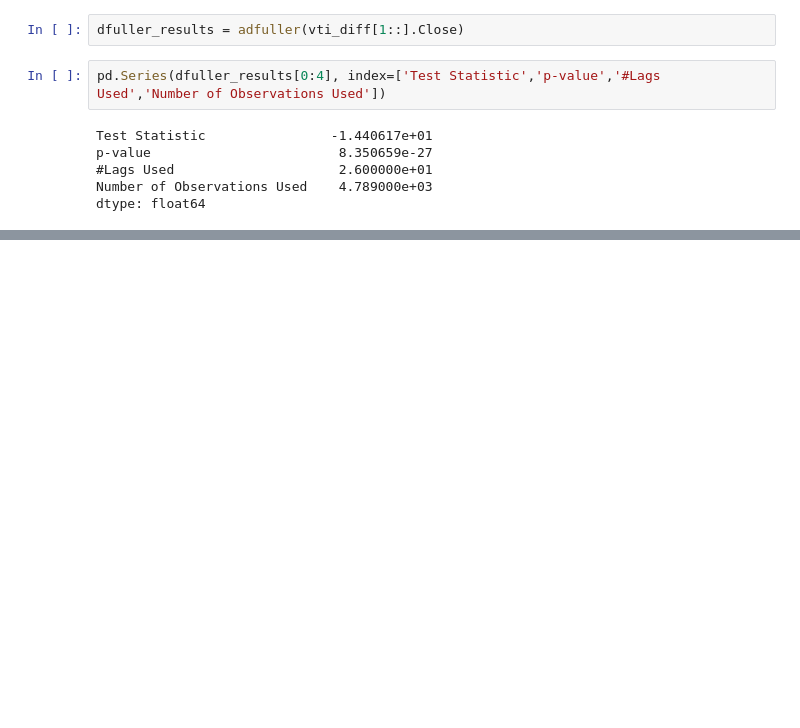
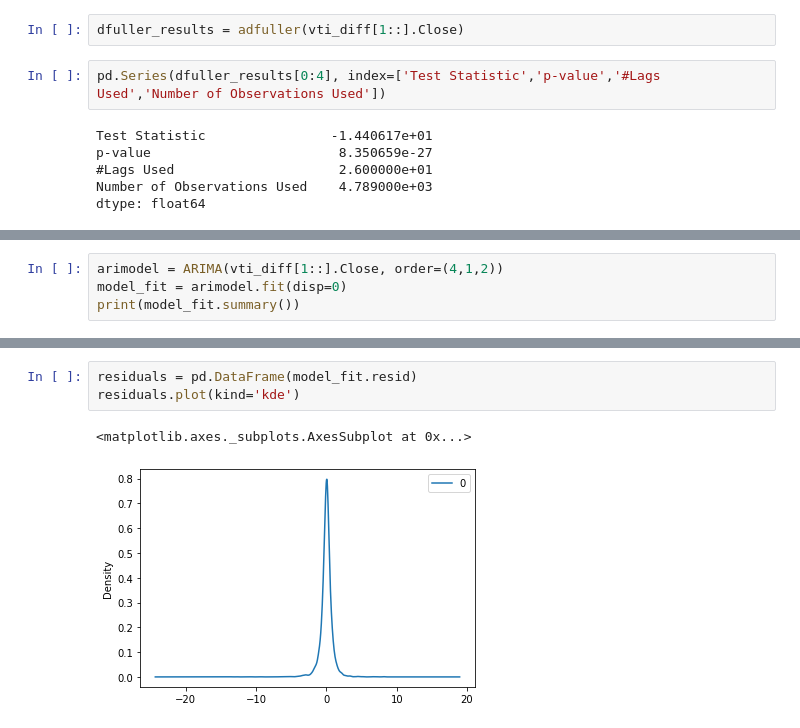
Before and after one commit to MKevinEvans/TensorFlow_stock_price_predictor, a Jupyter notebook: ARIMA_Model_VTI.ipynb, the cells around one changed output, grey strips where cells are left out. Cells and saved outputs as stored; diff of their text form; blank space fills up the shorter version.

```diff
--- a/ARIMA_Model_VTI.ipynb
+++ b/ARIMA_Model_VTI.ipynb
@@ -81,0 +89,4 @@ plot_acf(vti_diff.Close[1::], alpha=.05, lags=10)
+# %%
+arimodel = ARIMA(vti_diff[1::].Close, order=(4,1,2))
+model_fit = arimodel.fit(disp=0)
+print(model_fit.summary())
@@ -81,0 +111,6 @@ plot_acf(vti_diff.Close[1::], alpha=.05, lags=10)
+# %%
+residuals = pd.DataFrame(model_fit.resid)
+residuals.plot(kind='kde')
+# %% [output]
+<matplotlib.axes._subplots.AxesSubplot at 0x...>
+[figure, added]
```
Also changed, not shown: parts of 6 cells of this notebook.
